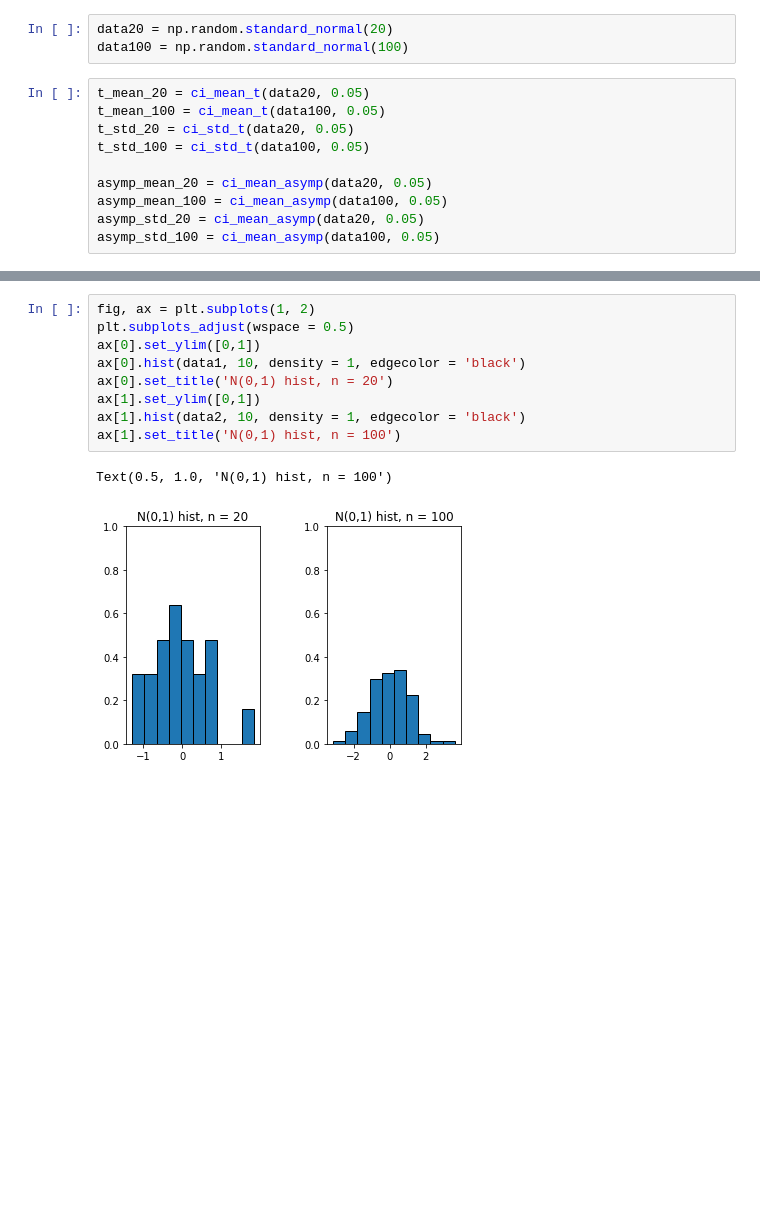
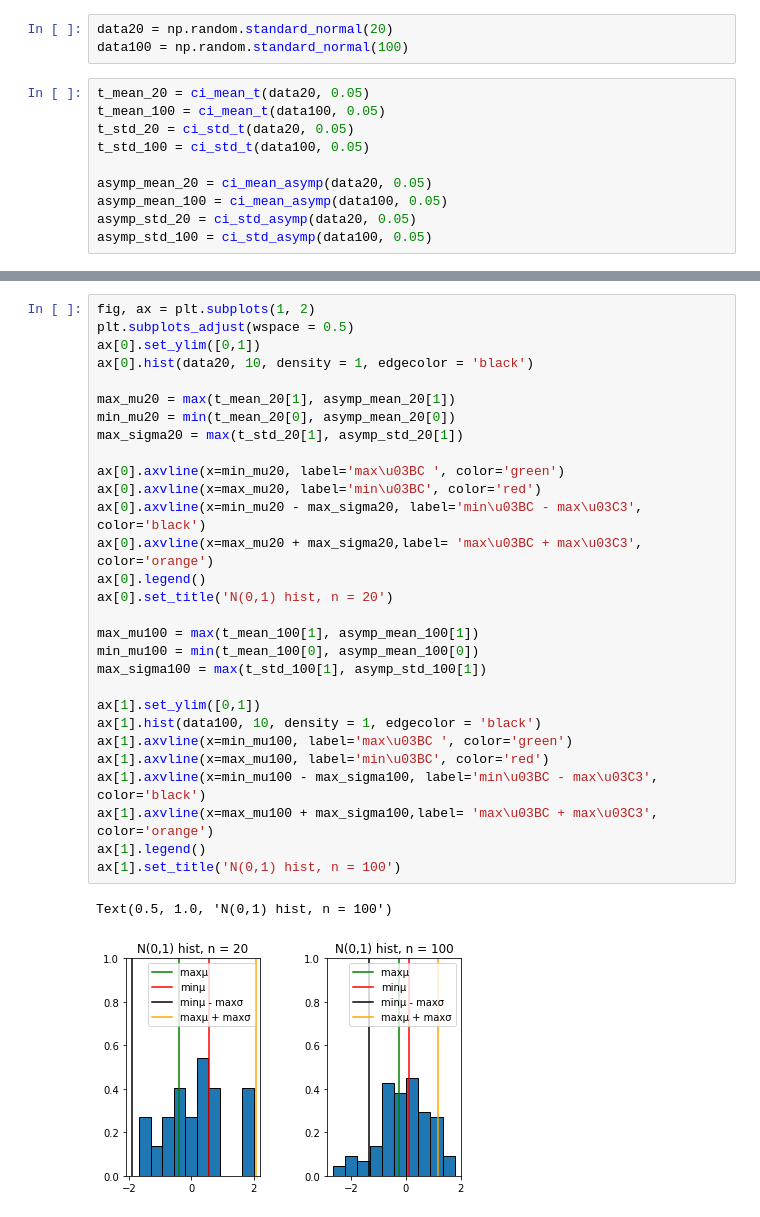
Before and after one commit to IlyaP01/Statistics, a Jupyter notebook: lab2/lab2.ipynb, the cells around one changed output, grey strips where cells are left out. Drawn from its saved outputs; the diff is of its cells as text; blank space fills up the shorter version.

Commit message:
Add lines on histogramm

```diff
--- a/lab2/lab2.ipynb
+++ b/lab2/lab2.ipynb
@@ -309,8 +303,8 @@ t_std_100 = ci_std_t(data100, 0.05)
 
 asymp_mean_20 = ci_mean_asymp(data20, 0.05)
 asymp_mean_100 = ci_mean_asymp(data100, 0.05)
-asymp_std_20 = ci_mean_asymp(data20, 0.05)
-asymp_std_100 = ci_mean_asymp(data100, 0.05)
+asymp_std_20 = ci_std_asymp(data20, 0.05)
+asymp_std_100 = ci_std_asymp(data100, 0.05)
 # %%
 print(t_mean_20, t_std_20)
 print(t_mean_100, t_std_100)
@@ -324,15 +318,35 @@ print(asymp_mean_100, asymp_std_100)
 # %%
 fig, ax = plt.subplots(1, 2)
 plt.subplots_adjust(wspace = 0.5)
 ax[0].set_ylim([0,1])
-ax[0].hist(data1, 10, density = 1, edgecolor = 'black')
+ax[0].hist(data20, 10, density = 1, edgecolor = 'black')
+
+max_mu20 = max(t_mean_20[1], asymp_mean_20[1])
+min_mu20 = min(t_mean_20[0], asymp_mean_20[0])
+max_sigma20 = max(t_std_20[1], asymp_std_20[1])
+
+ax[0].axvline(x=min_mu20, label='max\u03BC ', color='green')
+ax[0].axvline(x=max_mu20, label='min\u03BC', color='red')
+ax[0].axvline(x=min_mu20 - max_sigma20, label='min\u03BC - max\u03C3', color='black')
+ax[0].axvline(x=max_mu20 + max_sigma20,label= 'max\u03BC + max\u03C3', color='orange')
+ax[0].legend()
 ax[0].set_title('N(0,1) hist, n = 20')
+
+max_mu100 = max(t_mean_100[1], asymp_mean_100[1])
+min_mu100 = min(t_mean_100[0], asymp_mean_100[0])
+max_sigma100 = max(t_std_100[1], asymp_std_100[1])
+
 ax[1].set_ylim([0,1])
-ax[1].hist(data2, 10, density = 1, edgecolor = 'black')
+ax[1].hist(data100, 10, density = 1, edgecolor = 'black')
+ax[1].axvline(x=min_mu100, label='max\u03BC ', color='green')
+ax[1].axvline(x=max_mu100, label='min\u03BC', color='red')
+ax[1].axvline(x=min_mu100 - max_sigma100, label='min\u03BC - max\u03C3', color='black')
+ax[1].axvline(x=max_mu100 + max_sigma100,label= 'max\u03BC + max\u03C3', color='orange')
+ax[1].legend()
 ax[1].set_title('N(0,1) hist, n = 100')
 # %% [output]
 Text(0.5, 1.0, 'N(0,1) hist, n = 100')
-[figure, old version]
+[figure, new version]
 # %%
 fig, ax = plt.subplots(2, 2, figsize=(10,10))
 plt.subplots_adjust(wspace = 0.2, hspace = 0.2)
```
Also changed, not shown: parts of 7 cells of this notebook, 2 other files.
